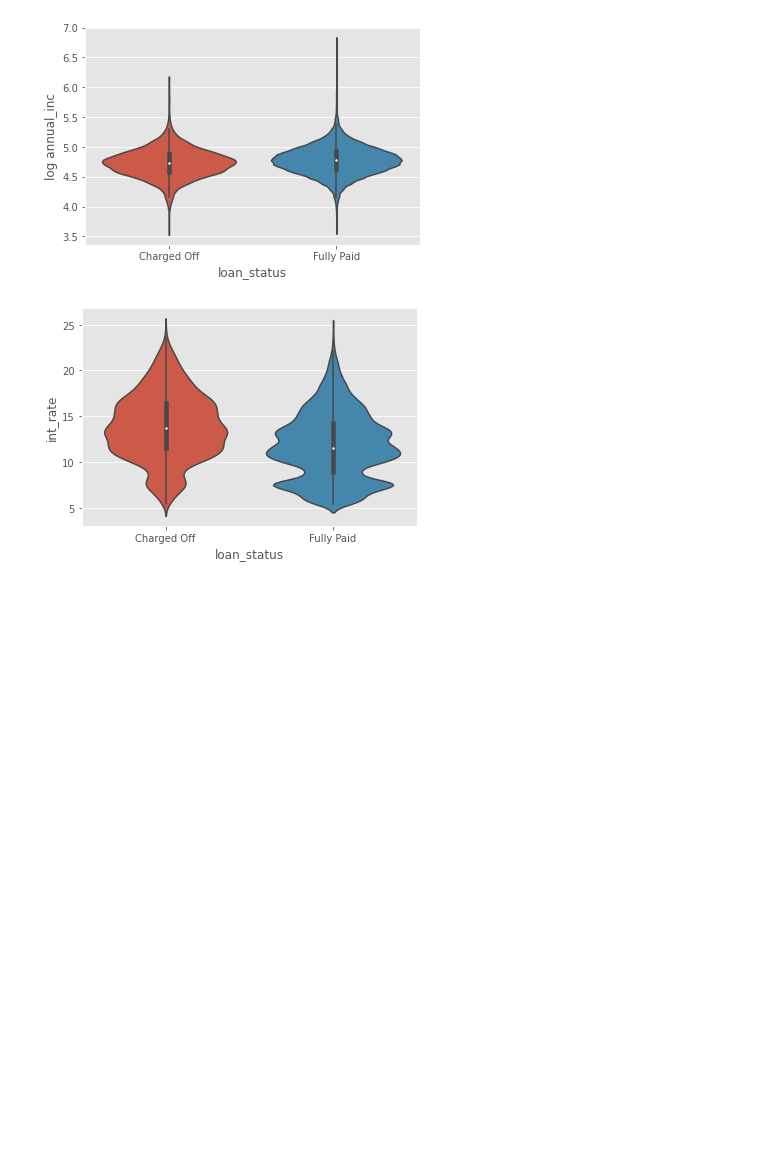
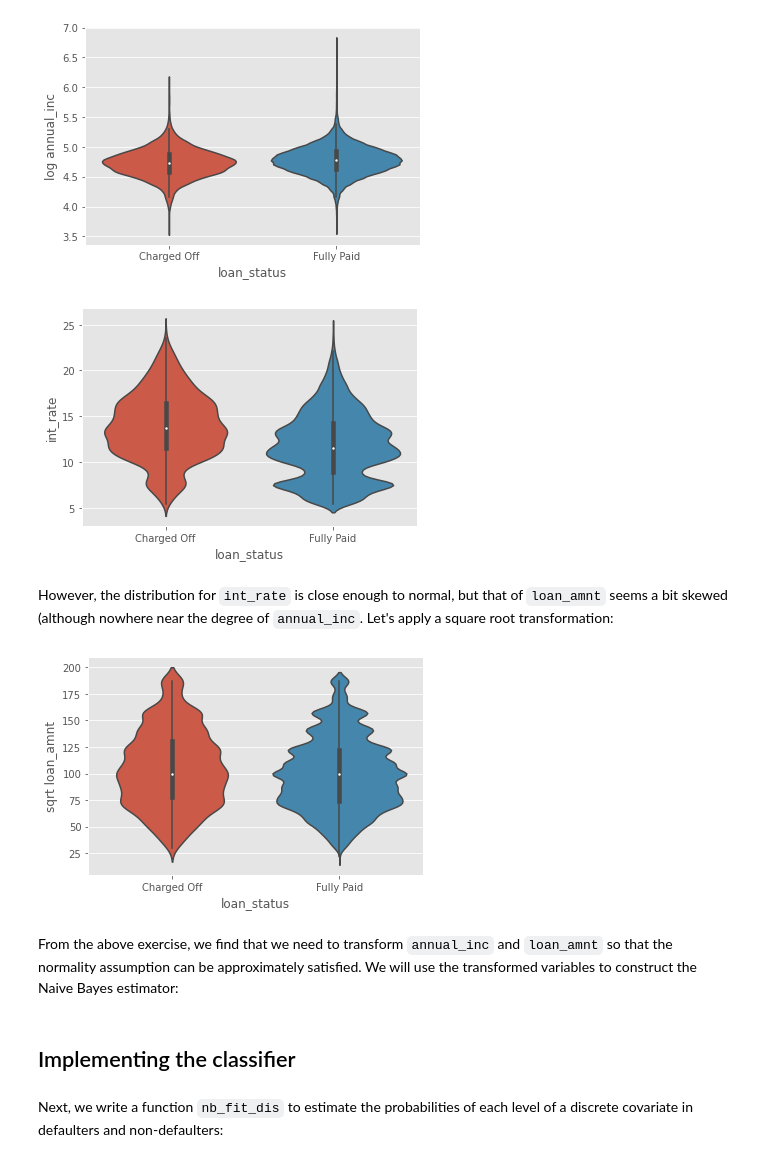
Before and after one commit to ancastillar/How-important-is-the-income-source-of-a-loan-applicant-, a Jupyter notebook: Model_LOAN_NOLINEAR.ipynb, the cells around one changed output. Cells and saved outputs as stored; diff of their text form; code cells hidden in the pictures; blank space fills up the shorter version.

```diff
--- a/Model_LOAN_NOLINEAR.ipynb
+++ b/Model_LOAN_NOLINEAR.ipynb
@@ -275,3 +275,13 @@ sns.violinplot(x='loan_status', y='int_rate', data=df);
  #Here the distribution are very different in the two types of users
 # %% [output]
 [figure]
+# %% [markdown]
+
+However, the distribution for `int_rate` is close enough to normal, but that of `loan_amnt` seems a bit skewed (although nowhere near the degree of `annual_inc`. Let's apply a square root transformation:
+# %%
+ax = sns.violinplot(x = df['loan_status'], y = np.sqrt(df['loan_amnt']));
+ax.set(ylabel='sqrt loan_amnt');
+# %% [output]
+[figure, added]
+# %% [markdown]
+From the above exercise, we find that we need to transform `annual_inc` and `loan_amnt` so that the normality assumption can be approximately satisfied. We will use the transformed variables to construct the Naive Bayes estimator:
@@ -277,0 +291,2 @@ sns.violinplot(x='loan_status', y='int_rate', data=df);
+# %% [markdown]
+## Implementing the classifier
@@ -277,0 +306,2 @@ sns.violinplot(x='loan_status', y='int_rate', data=df);
+# %% [markdown]
+Next, we write a function `nb_fit_dis` to estimate the probabilities of each level of a discrete covariate in defaulters and non-defaulters:
```
Also changed, not shown: parts of 13 cells of this notebook.
